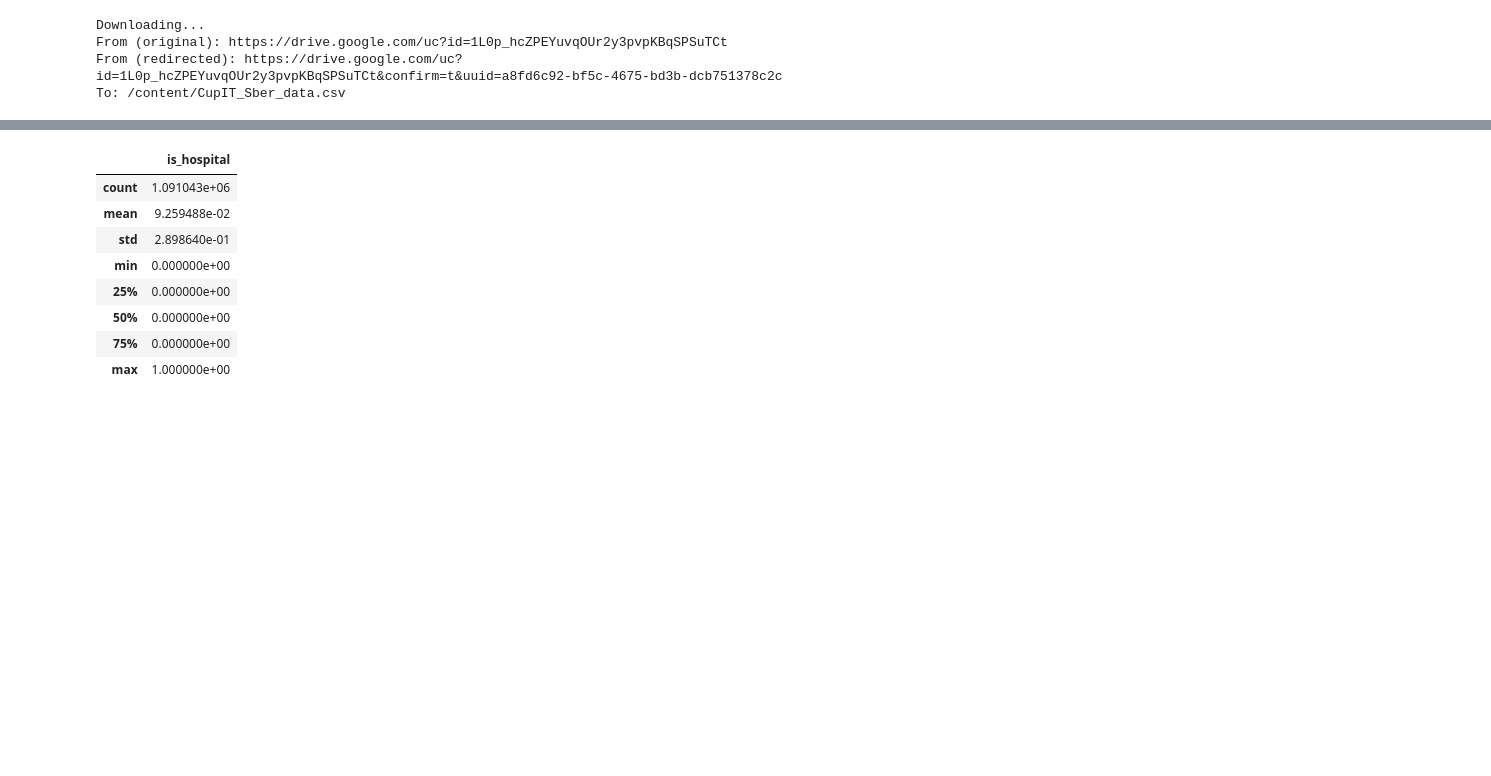
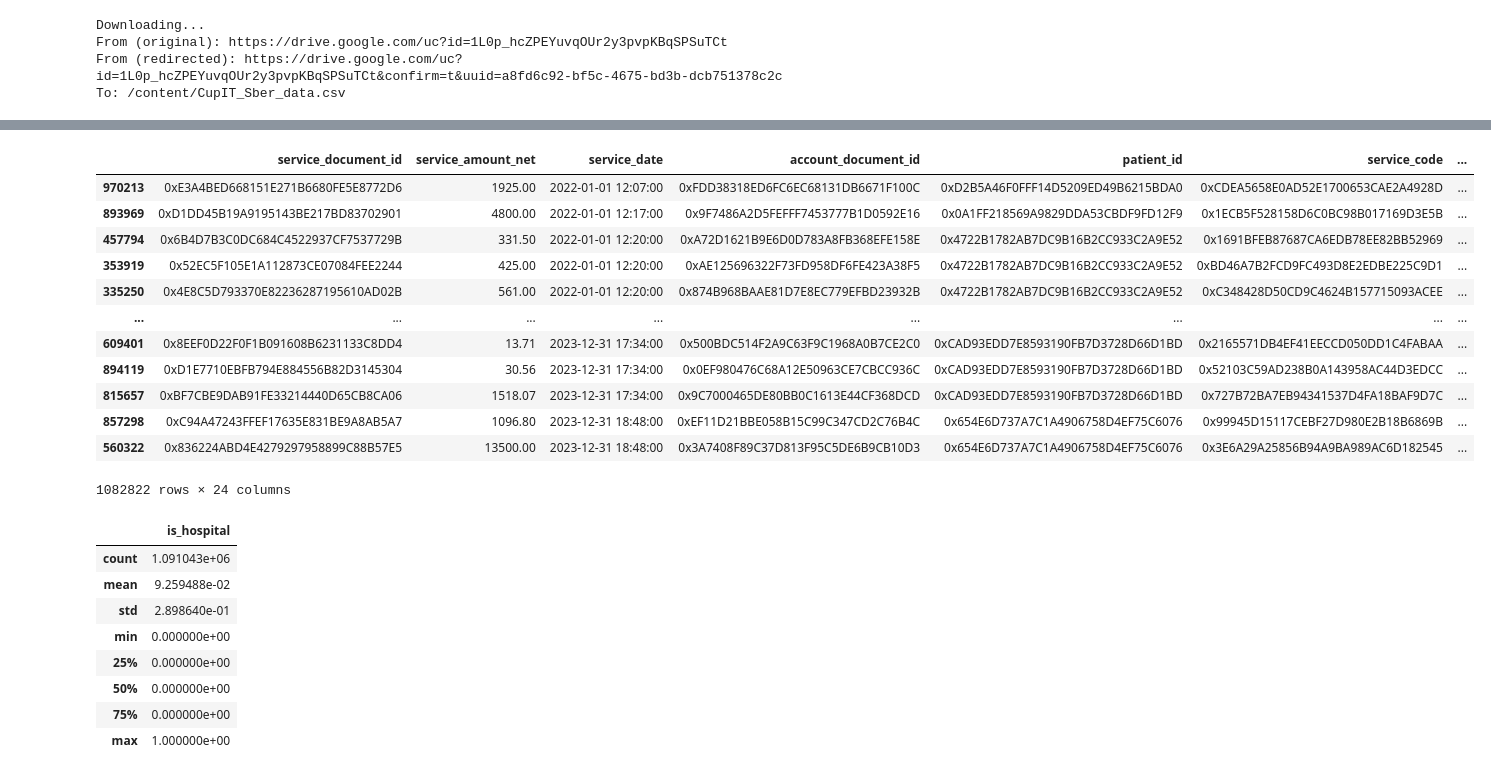
Before and after one commit to CCCXIV314/Sber, a Jupyter notebook: Sber_data_research.ipynb, the cells around one changed output, grey strips where cells are left out. Cells and saved outputs as stored; diff of their text form; code cells hidden in the pictures; blank space fills up the shorter version.

```diff
--- a/Sber_data_research.ipynb
+++ b/Sber_data_research.ipynb
@@ -23,6 +23,22 @@ data.head(10)
 | 7 | 0x07EA51E045B591DC5FBA5C1E6D7DEA4B | 0x04848F8B05C6935CCECC26FB024BDC6E | 2022-01-01 12:41:00.0000000 | 1720 | 0x405E158AE7F0523296EB12EECD73CD79 | 0x82078385014C595F44D63882A268F47A | ... |
 | 8 | 0x32B405A9613D446FF83E2E73867A1B49 | 0xBBAF849258EA3A4CE4B58D2C7686775C | 2022-01-01 12:55:00.0000000 | 2200 | 0xF599395DBD681B9A446C26F2DB9E0BF2 | 0x54054703A9278593F2C779D0E128A3A6 | ... |
 | 9 | 0x13781E636B106FF5B49921B1412BF3F5 | 0x8D8D44EEDA40B1AE7B659A5A738BF4F3 | 2022-01-01 12:59:00.0000000 | 312 | 0x0A1FF218569A9829DDA53CBDF9FD12F9 | 0x6C73CDEE350763C4670140261DE1682A | ... |
+# %%
+data.sort_values(by='service_date')
+# %% [output]
+|  | service_document_id | service_amount_net | service_date | account_document_id | patient_id | service_code | ... |
+| 970213 | 0xE3A4BED668151E271B6680FE5E8772D6 | 1925.00 | 2022-01-01 12:07:00 | 0xFDD38318ED6FC6EC68131DB6671F100C | 0xD2B5A46F0FFF14D5209ED49B6215BDA0 | 0xCDEA5658E0AD52E1700653CAE2A4928D | ... |
+| 893969 | 0xD1DD45B19A9195143BE217BD83702901 | 4800.00 | 2022-01-01 12:17:00 | 0x9F7486A2D5FEFFF7453777B1D0592E16 | 0x0A1FF218569A9829DDA53CBDF9FD12F9 | 0x1ECB5F528158D6C0BC98B017169D3E5B | ... |
+| 457794 | 0x6B4D7B3C0DC684C4522937CF7537729B | 331.50 | 2022-01-01 12:20:00 | 0xA72D1621B9E6D0D783A8FB368EFE158E | 0x4722B1782AB7DC9B16B2CC933C2A9E52 | 0x1691BFEB87687CA6EDB78EE82BB52969 | ... |
+| 353919 | 0x52EC5F105E1A112873CE07084FEE2244 | 425.00 | 2022-01-01 12:20:00 | 0xAE125696322F73FD958DF6FE423A38F5 | 0x4722B1782AB7DC9B16B2CC933C2A9E52 | 0xBD46A7B2FCD9FC493D8E2EDBE225C9D1 | ... |
+| 335250 | 0x4E8C5D793370E82236287195610AD02B | 561.00 | 2022-01-01 12:20:00 | 0x874B968BAAE81D7E8EC779EFBD23932B | 0x4722B1782AB7DC9B16B2CC933C2A9E52 | 0xC348428D50CD9C4624B157715093ACEE | ... |
+| ... | ... | ... | ... | ... | ... | ... | ... |
+| 609401 | 0x8EEF0D22F0F1B091608B6231133C8DD4 | 13.71 | 2023-12-31 17:34:00 | 0x500BDC514F2A9C63F9C1968A0B7CE2C0 | 0xCAD93EDD7E8593190FB7D3728D66D1BD | 0x2165571DB4EF41EECCD050DD1C4FABAA | ... |
+| 894119 | 0xD1E7710EBFB794E884556B82D3145304 | 30.56 | 2023-12-31 17:34:00 | 0x0EF980476C68A12E50963CE7CBCC936C | 0xCAD93EDD7E8593190FB7D3728D66D1BD | 0x52103C59AD238B0A143958AC44D3EDCC | ... |
+| 815657 | 0xBF7CBE9DAB91FE33214440D65CB8CA06 | 1518.07 | 2023-12-31 17:34:00 | 0x9C7000465DE80BB0C1613E44CF368DCD | 0xCAD93EDD7E8593190FB7D3728D66D1BD | 0x727B72BA7EB94341537D4FA18BAF9D7C | ... |
+| 857298 | 0xC94A47243FFEF17635E831BE9A8AB5A7 | 1096.80 | 2023-12-31 18:48:00 | 0xEF11D21BBE058B15C99C347CD2C76B4C | 0x654E6D737A7C1A4906758D4EF75C6076 | 0x99945D15117CEBF27D980E2B18B6869B | ... |
+| 560322 | 0x836224ABD4E4279297958899C88B57E5 | 13500.00 | 2023-12-31 18:48:00 | 0x3A7408F89C37D813F95C5DE6B9CB10D3 | 0x654E6D737A7C1A4906758D4EF75C6076 | 0x3E6A29A25856B94A9BA989AC6D182545 | ... |
+1082822 rows × 24 columns
 # %%
 data.describe()
 # %% [output]
```
Also changed, not shown: parts of 8 cells of this notebook.
